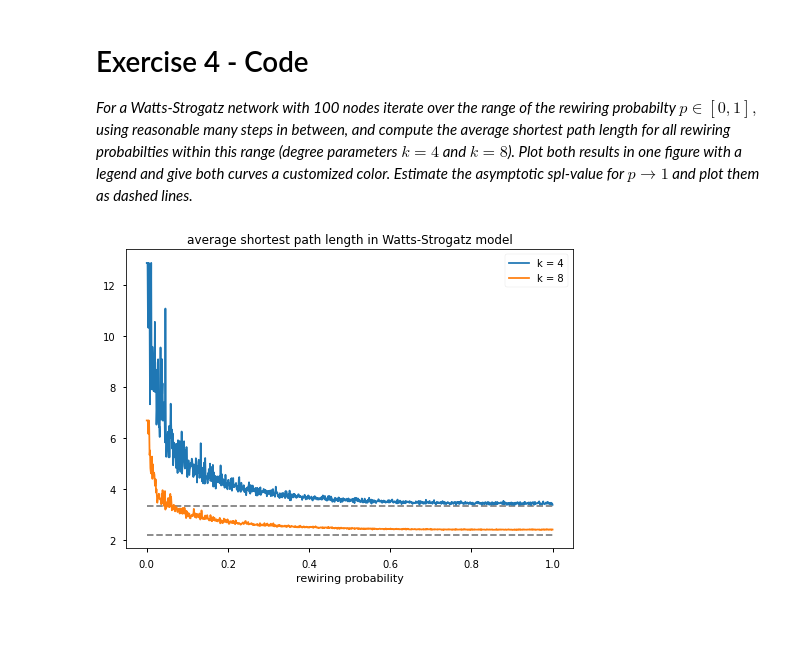
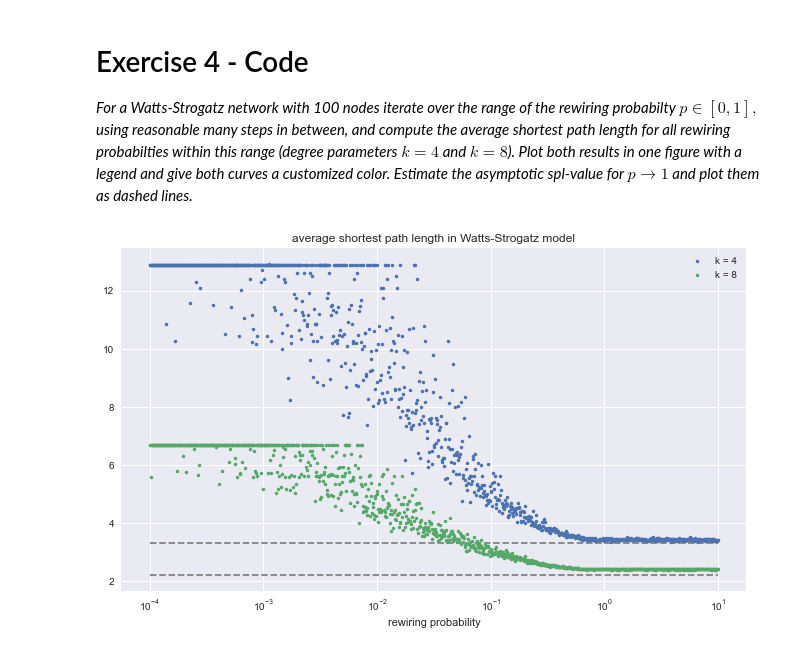
Before and after one commit to maxstollmayer/network_course, a Jupyter notebook: solutions/Stollmayer_01506352_Exercise04_Code.ipynb, the cells around one changed output. Drawn from its saved outputs; the diff is of its cells as text; code cells hidden in the pictures; blank space fills up the shorter version.

```diff
--- a/solutions/Stollmayer_01506352_Exercise04_Code.ipynb
+++ b/solutions/Stollmayer_01506352_Exercise04_Code.ipynb
@@ -6,22 +6,25 @@
 import networkx as nx
 import numpy as np
 from matplotlib import pyplot as plt
-plt.style.use("seaborn-notebook")
+
+plt.style.use("seaborn")
+plt.rc("figure", figsize=(11.2, 6.3))
+plt.rc("font", size=12)
 # %%
 n = 100
 ks = [4, 8]
-ps = np.linspace(0, 1, 1001)
+ps = np.logspace(-4, 1, 1001)
 
 for k in ks:
     asympt_spl = np.log(n) / np.log(k)
-    plt.plot(ps, asympt_spl*np.ones(len(ps)), color="grey", linestyle="dashed")
+    plt.semilogx(ps, asympt_spl*np.ones(len(ps)), color="grey", linestyle="dashed")
 
     spls = [nx.average_shortest_path_length(nx.watts_strogatz_graph(n, k, p)) for p in ps]
-    plt.plot(ps, spls, label=f"k = {k}")
+    plt.semilogx(ps, spls, ".", label=f"k = {k}")
 
 plt.title("average shortest path length in Watts-Strogatz model")
 plt.xlabel("rewiring probability")
 plt.legend()
 plt.show()
 # %% [output]
-[figure, old version]
+[figure, new version]
```
Also changed, not shown: 4 other files.
